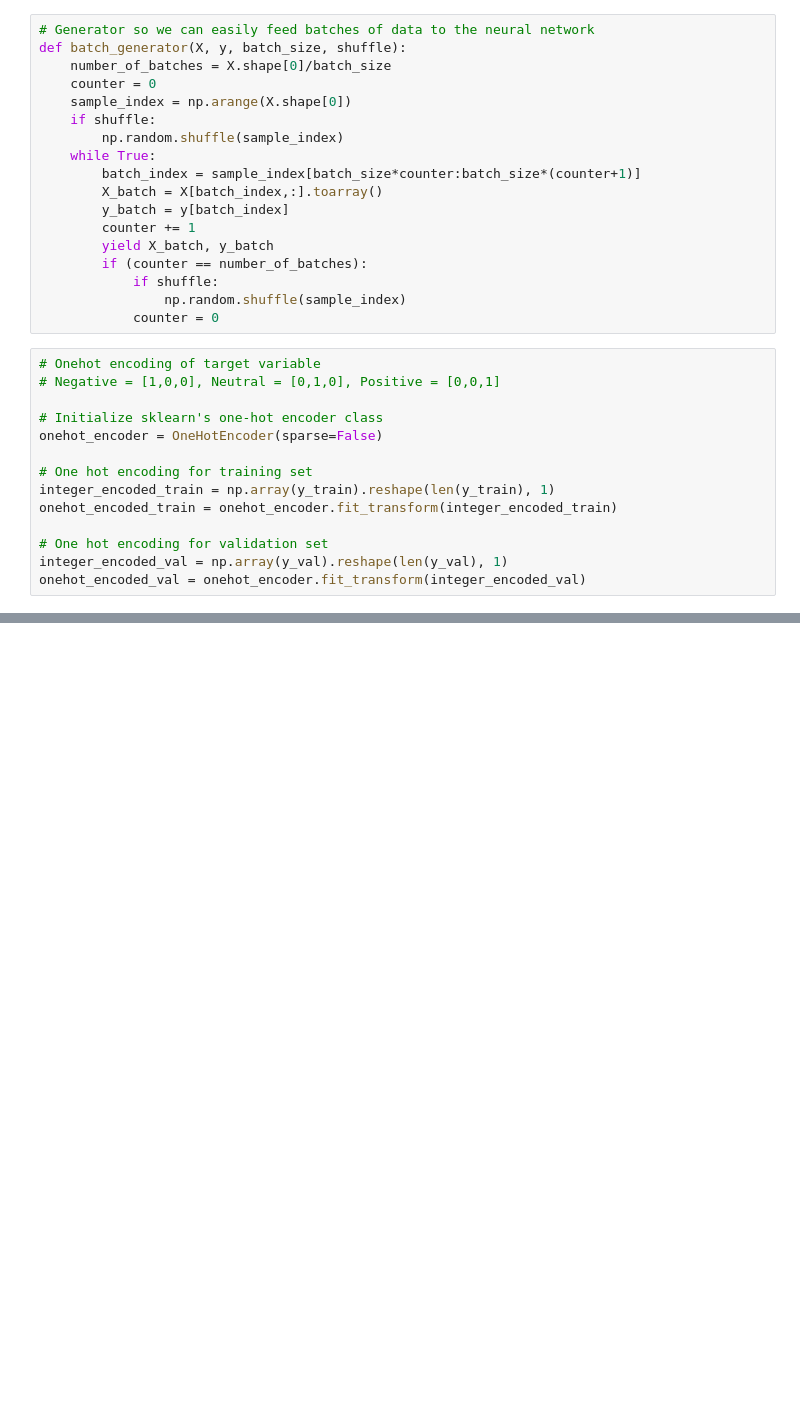
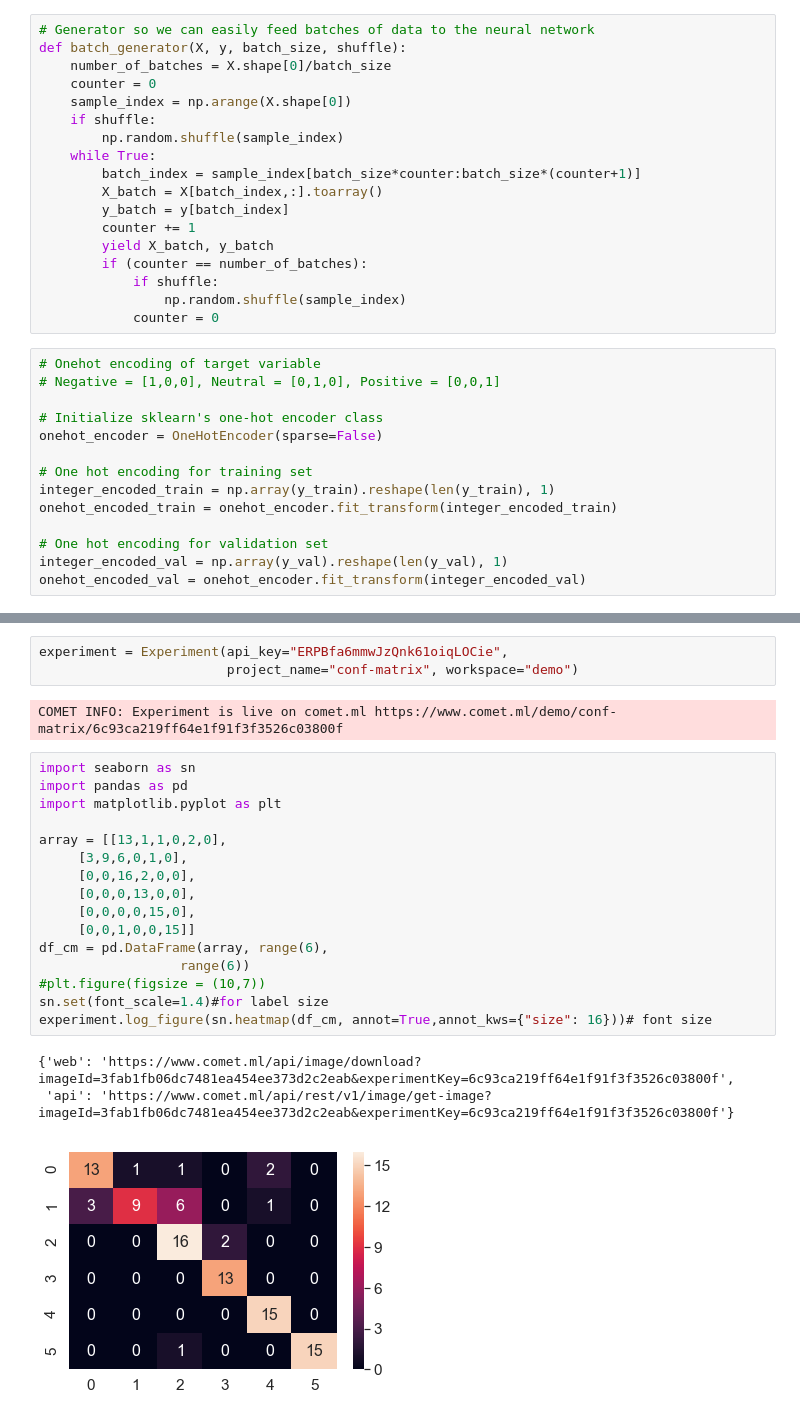
Before and after one commit to aviadr1/comet-projects, a Jupyter notebook: airline-sentiment/comet-nlp-demo-eda.ipynb, the cells around one changed output, grey strips where cells are left out. Saved outputs shown, nothing was run; the diff lists cells and outputs as text; blank space fills up the shorter version.

```diff
--- a/airline-sentiment/comet-nlp-demo-eda.ipynb
+++ b/airline-sentiment/comet-nlp-demo-eda.ipynb
@@ -460,0 +479,25 @@ KeyboardInterrupt:
+# %%
+experiment = Experiment(api_key="ERPBfa6mmwJzQnk61oiqLOCie",
+                        project_name="conf-matrix", workspace="demo")
+# %% [output]
+COMET INFO: Experiment is live on comet.ml https://www.comet.ml/demo/conf-matrix/6c93ca219ff64e1f91f3f3526c03800f
+# %%
+import seaborn as sn
+import pandas as pd
+import matplotlib.pyplot as plt
+
+array = [[13,1,1,0,2,0],
+     [3,9,6,0,1,0],
+     [0,0,16,2,0,0],
+     [0,0,0,13,0,0],
+     [0,0,0,0,15,0],
+     [0,0,1,0,0,15]]
+df_cm = pd.DataFrame(array, range(6),
+                  range(6))
+#plt.figure(figsize = (10,7))
+sn.set(font_scale=1.4)#for label size
+experiment.log_figure(sn.heatmap(df_cm, annot=True,annot_kws={"size": 16}))# font size
+# %% [output]
+{'web': 'https://www.comet.ml/api/image/download?imageId=3fab1fb06dc7481ea454ee373d2c2eab&experimentKey=6c93ca219ff64e1f91f3f3526c03800f',
+ 'api': 'https://www.comet.ml/api/rest/v1/image/get-image?imageId=3fab1fb06dc7481ea454ee373d2c2eab&experimentKey=6c93ca219ff64e1f91f3f3526c03800f'}
+[figure, added]
```
Also changed, not shown: parts of 5 cells of this notebook, 2 other files.
